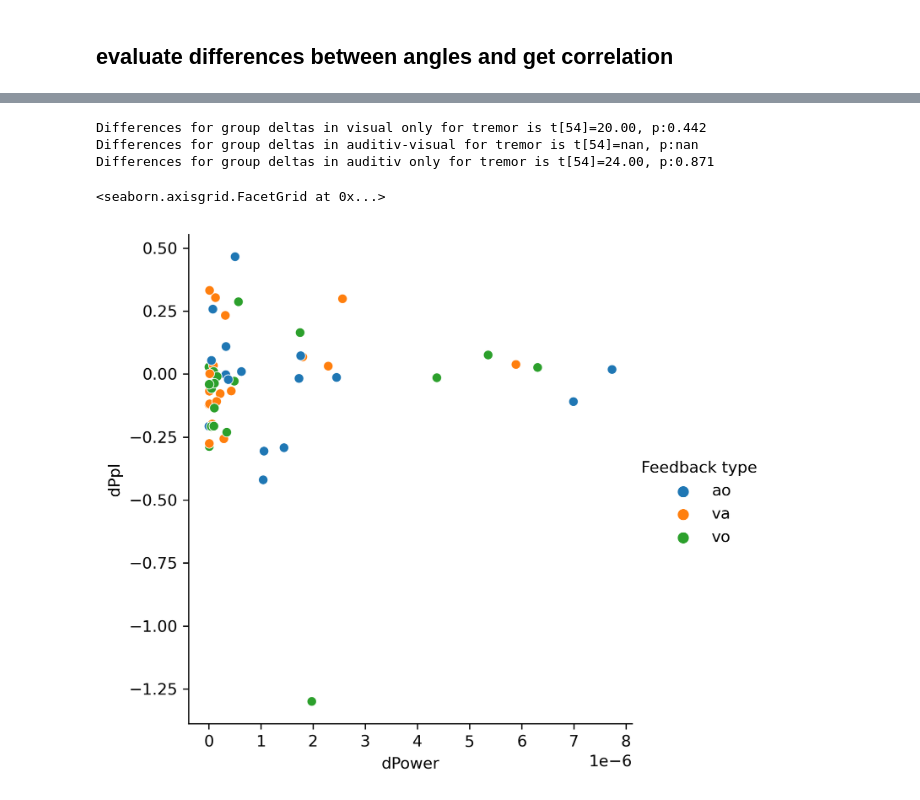
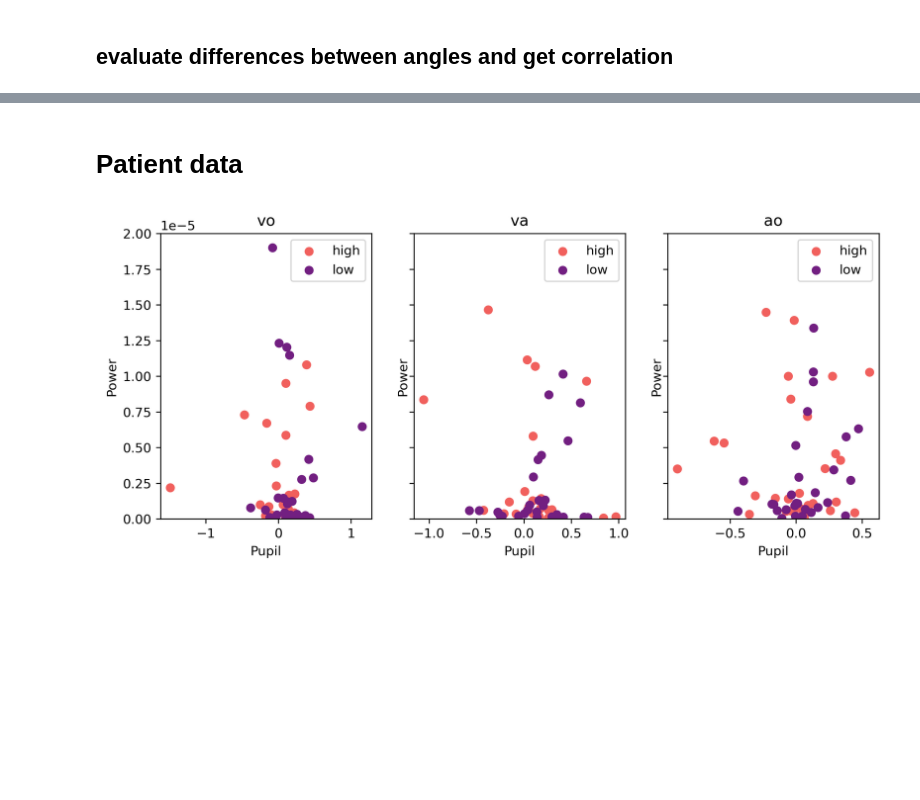
Before and after one commit to JuliusWelzel/tremor_feedback_jw, a Jupyter notebook: scripts/ana03_cor_trmr_ppl.ipynb, the cells around one changed output, grey strips where cells are left out. Cells and saved outputs as stored; diff of their text form; code cells hidden in the pictures; blank space fills up the shorter version.

Commit message:
[ADD] corr of tremor and pupil in paper format

```diff
--- a/scripts/ana03_cor_trmr_ppl.ipynb
+++ b/scripts/ana03_cor_trmr_ppl.ipynb
@@ -19,3 +19,7 @@ from src.config import dir_prep, dir_plots_group_cmpr
+# %%
+# set colors for plotting
+cc_low = cfg_colors["group_colors"][0]
+cc_high = cfg_colors["group_colors"][1]
 # %% [markdown]
 ## set path and merge data
 # %%
@@ -48,8 +65,11 @@ list(full.columns)
 # %% [markdown]
 ## evaluate differences between angles and get correlation
 # %%
-cfg_out_ppl_per = 80
-cr = full.copy()
+cfg_out_ppl_per = 70
+clean_eye = full.copy()
 
-cr = cr.loc[cr["Percentage bad pupil samples"] < cfg_out_ppl_per,:]
-cr = cr[['ID','Group', 'Feedback type', 'Feedback angle','Power [4-12]','Pupil size']]
+clean_eye = clean_eye.loc[clean_eye["Percentage bad pupil samples"] < cfg_out_ppl_per,:]
+clean_eye = clean_eye[['ID','Group', 'Feedback type', 'Feedback angle','Power [4-12]','Pupil size']]
+
+clean_eye_pat = clean_eye[clean_eye["Group"] == 'p']
+clean_eye_hc = clean_eye[clean_eye["Group"] == 'c']
@@ -84,19 +76,30 @@ sns.boxplot(diffs['dPower'])
-# %%
-t_ppl_vo, p_ppl_vo = stats.mannwhitneyu(diffs['dPpl'][np.logical_and(diffs['Feedback type'] == 'vo', diffs['Group'] == 'p')],diffs['dPower'][np.logical_and(diffs['Feedback type'] == 'vo', diffs['Group'] == 'c')])
-print(f'Differences for group deltas in visual only for tremor is t[{df_vo}]={t_ppl_vo:.2f}, p:{p_ppl_vo:.3f}')
-t_ppl_av, p_ppl_av = stats.mannwhitneyu(diffs['dPpl'][np.logical_and(diffs['Feedback type'] == 'va', diffs['Group'] == 'p')],diffs['dPower'][np.logical_and(diffs['Feedback type'] == 'va', diffs['Group'] == 'c')])
-print(f'Differences for group deltas in auditiv-visual for tremor is t[{df_va}]={t_ppl_av:.2f}, p:{p_ppl_av:.3f}')
-t_ppl_ao, p_ppl_ao = stats.mannwhitneyu(diffs['dPpl'][np.logical_and(diffs['Feedback type'] == 'ao', diffs['Group'] == 'p')],diffs['dPower'][np.logical_and(diffs['Feedback type'] == 'ao', diffs['Group'] == 'c')])
-print(f'Differences for group deltas in auditiv only for tremor is t[{df_ao}]={t_ppl_ao:.2f}, p:{p_ppl_ao:.3f}')
-# %% [output]
-Differences for group deltas in visual only for tremor is t[54]=20.00, p:0.442
-Differences for group deltas in auditiv-visual for tremor is t[54]=nan, p:nan
-Differences for group deltas in auditiv only for tremor is t[54]=24.00, p:0.871
-# %%
-sns.relplot(
-        data=diffs,x='dPower',y='dPpl',
-        hue='Feedback type'
-    )
-# %% [output]
-<seaborn.axisgrid.FacetGrid at 0x...>
-[figure, removed]
+# %% [markdown]
+# Patient data
+# %%
+fdb_type = ['vo','va','ao']
+fig, axs = plt.subplots(1,3, sharey= True, figsize = [10,4])
+
+for i,t in enumerate(fdb_type):
+    pup_c_low = clean_eye_pat["Pupil size"][np.logical_and(clean_eye_pat["Feedback type"] == t, clean_eye_pat["Feedback angle"] == 'low')]
+    pup_c_high = clean_eye_pat["Pupil size"][np.logical_and(clean_eye_pat["Feedback type"] == t, clean_eye_pat["Feedback angle"] == 'high')]
+
+    pow_c_low = clean_eye_pat["Power [4-12]"][np.logical_and(clean_eye_pat["Feedback type"] == t, clean_eye_pat["Feedback angle"] == 'low')]
+    pow_c_high = clean_eye_pat["Power [4-12]"][np.logical_and(clean_eye_pat["Feedback type"] == t, clean_eye_pat["Feedback angle"] == 'high')]
+
+    r_low, p_low = nan_pearsonr(pup_c_low, pow_c_low)
+    r_high, p_high = nan_pearsonr(pup_c_high, pow_c_high)
+
+    if p_high < 0.05 or p_low < 0.05:
+        print(f"For {t} the correlation for low was r={r_low:.2f}, p={p_low:.2f}")
+        print(f"For {t} the correlation for high was r={r_high:.2f}, p={p_high:.2f}")
+
+    axs[i].scatter(pup_c_high,pow_c_high, label = 'high', color = cc_high)
+    axs[i].scatter(pup_c_low,pow_c_low, label = 'low', color = cc_low)
+    axs[i].legend()
+
+    axs[i].set_title(t)
+    axs[i].set_ylabel("Power")
+    axs[i].set_xlabel("Pupil")
+    axs[i].set_ylim([0,0.00002])
+# %% [output]
+[figure, added]
```
Also changed, not shown: parts of 8 cells of this notebook, 1 other file.
